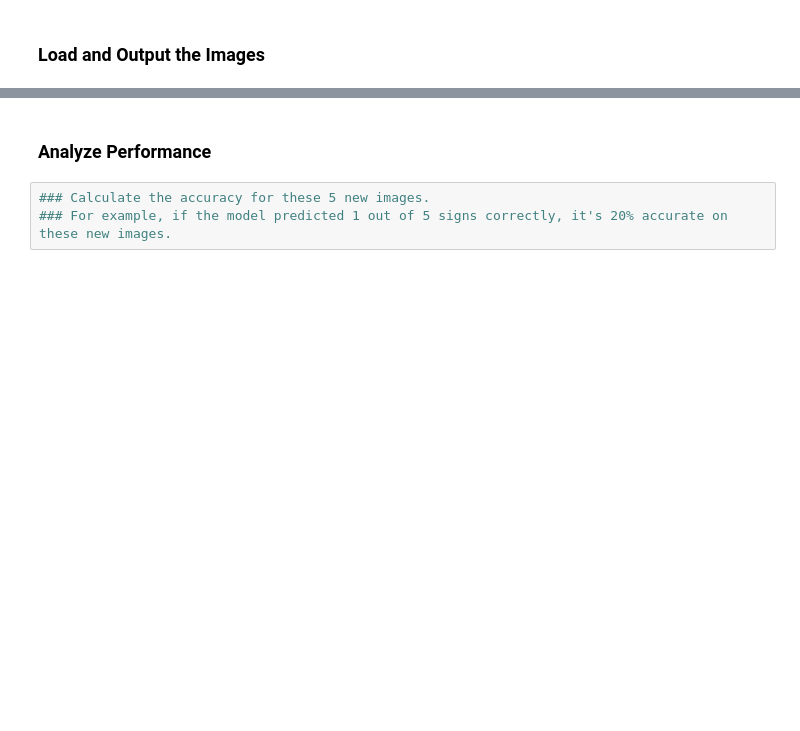
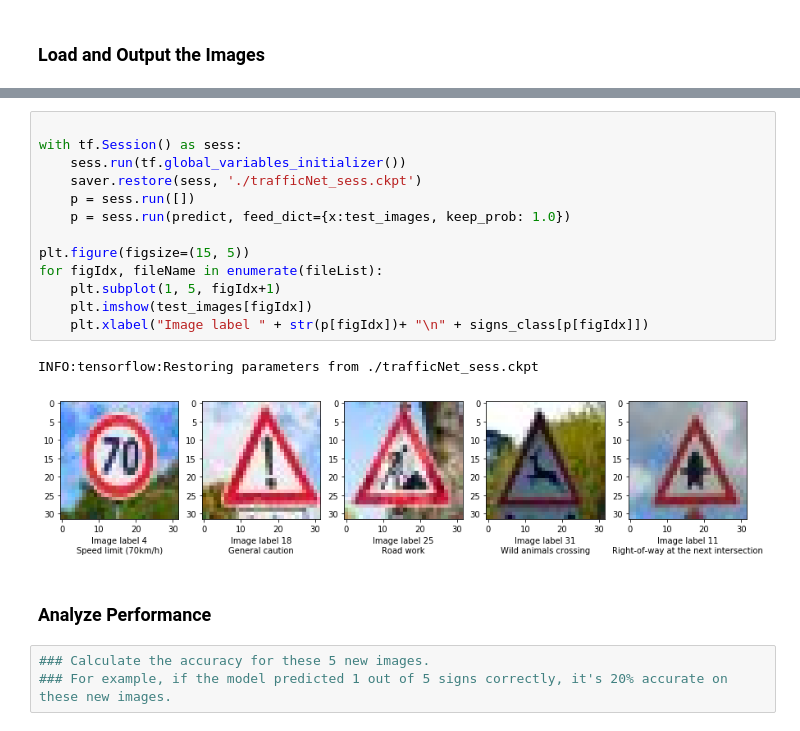
Before and after one commit to harshnandan/CarND-Traffic-Sign-Classifier-Proj, a Jupyter notebook: Traffic_Sign_Classifier.ipynb, the cells around one changed output, grey strips where cells are left out. Cells and saved outputs as stored; diff of their text form; blank space fills up the shorter version.

```diff
--- a/Traffic_Sign_Classifier.ipynb
+++ b/Traffic_Sign_Classifier.ipynb
@@ -461,3 +496,19 @@ You may find `signnames.csv` useful as it contains mappings from the class id (i
+# %%
+
+with tf.Session() as sess:
+    sess.run(tf.global_variables_initializer())
+    saver.restore(sess, './trafficNet_sess.ckpt')
+    p = sess.run([])
+    p = sess.run(predict, feed_dict={x:test_images, keep_prob: 1.0})
+
+plt.figure(figsize=(15, 5))
+for figIdx, fileName in enumerate(fileList):
+    plt.subplot(1, 5, figIdx+1)
+    plt.imshow(test_images[figIdx])
+    plt.xlabel("Image label " + str(p[figIdx])+ "\n" + signs_class[p[figIdx]])
+# %% [output]
+INFO:tensorflow:Restoring parameters from ./trafficNet_sess.ckpt
+[figure, added]
 # %% [markdown]
 ### Analyze Performance
 # %%
```
Also changed, not shown: parts of 10 cells of this notebook, 9 other files.
